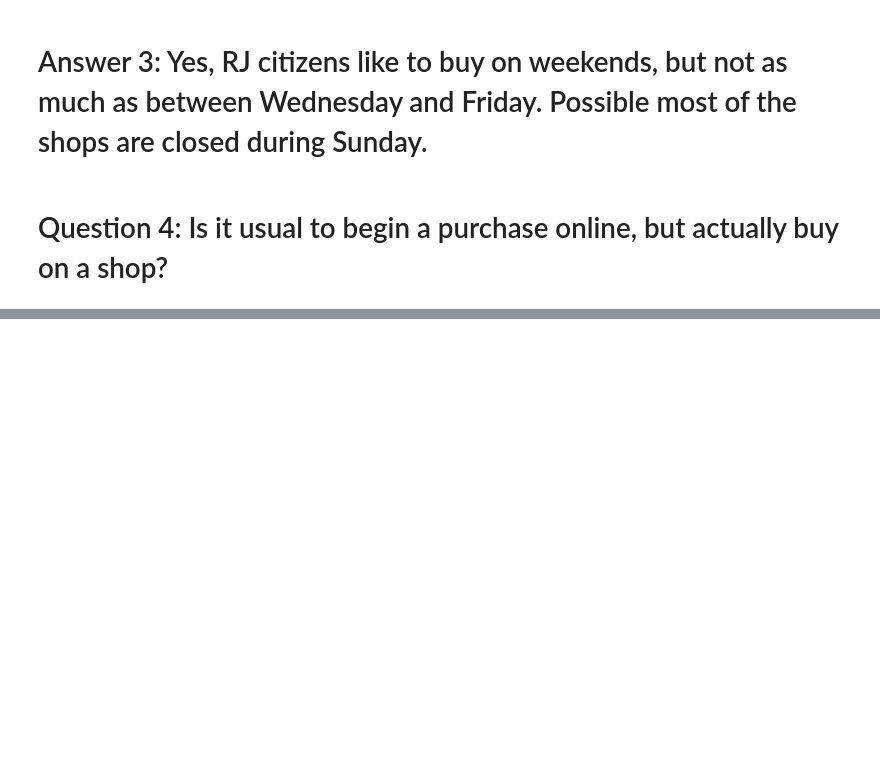
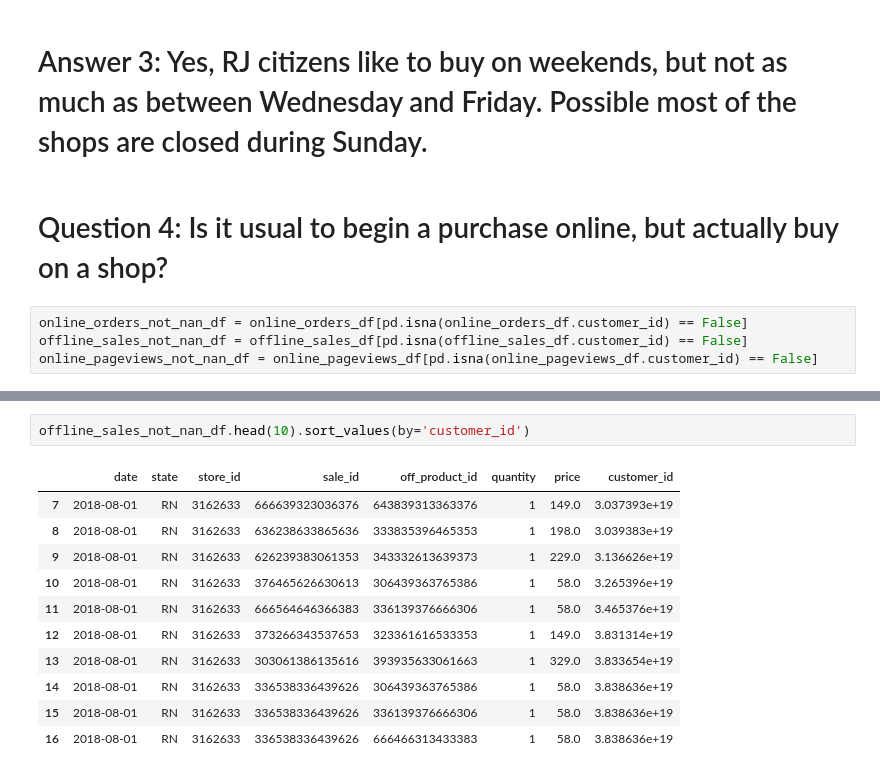
Before and after one commit to felipedelduqui/admission_test_2021, a Jupyter notebook: main.ipynb, the cells around one changed output, grey strips where cells are left out. Cells and saved outputs as stored; diff of their text form; blank space fills up the shorter version.

```diff
--- a/main.ipynb
+++ b/main.ipynb
@@ -250,3 +232,7 @@ sns.set()
 # Answer 3: Yes, RJ citizens like to buy on weekends, but not as much as between Wednesday and Friday. Possible most of the shops are closed during Sunday.
 # %% [markdown]
 # Question 4: Is it usual to begin a purchase online, but actually buy on a shop?
+# %%
+online_orders_not_nan_df = online_orders_df[pd.isna(online_orders_df.customer_id) == False]
+offline_sales_not_nan_df = offline_sales_df[pd.isna(offline_sales_df.customer_id) == False]
+online_pageviews_not_nan_df = online_pageviews_df[pd.isna(online_pageviews_df.customer_id) == False]
@@ -252,0 +288,14 @@ sns.set()
+# %%
+offline_sales_not_nan_df.head(10).sort_values(by='customer_id')
+# %% [output]
+|  | date | state | store_id | sale_id | off_product_id | quantity | price | customer_id |
+| 7 | 2018-08-01 | RN | 3162633 | 666639323036376 | 643839313363376 | 1 | 149.0 | 3.037393e+19 |
+| 8 | 2018-08-01 | RN | 3162633 | 636238633865636 | 333835396465353 | 1 | 198.0 | 3.039383e+19 |
+| 9 | 2018-08-01 | RN | 3162633 | 626239383061353 | 343332613639373 | 1 | 229.0 | 3.136626e+19 |
+| 10 | 2018-08-01 | RN | 3162633 | 376465626630613 | 306439363765386 | 1 | 58.0 | 3.265396e+19 |
+| 11 | 2018-08-01 | RN | 3162633 | 666564646366383 | 336139376666306 | 1 | 58.0 | 3.465376e+19 |
+| 12 | 2018-08-01 | RN | 3162633 | 373266343537653 | 323361616533353 | 1 | 149.0 | 3.831314e+19 |
+| 13 | 2018-08-01 | RN | 3162633 | 303061386135616 | 393935633061663 | 1 | 329.0 | 3.833654e+19 |
+| 14 | 2018-08-01 | RN | 3162633 | 336538336439626 | 306439363765386 | 1 | 58.0 | 3.838636e+19 |
+| 15 | 2018-08-01 | RN | 3162633 | 336538336439626 | 336139376666306 | 1 | 58.0 | 3.838636e+19 |
+| 16 | 2018-08-01 | RN | 3162633 | 336538336439626 | 666466313433383 | 1 | 58.0 | 3.838636e+19 |
```
Also changed, not shown: parts of 8 cells of this notebook, 2 other files.
